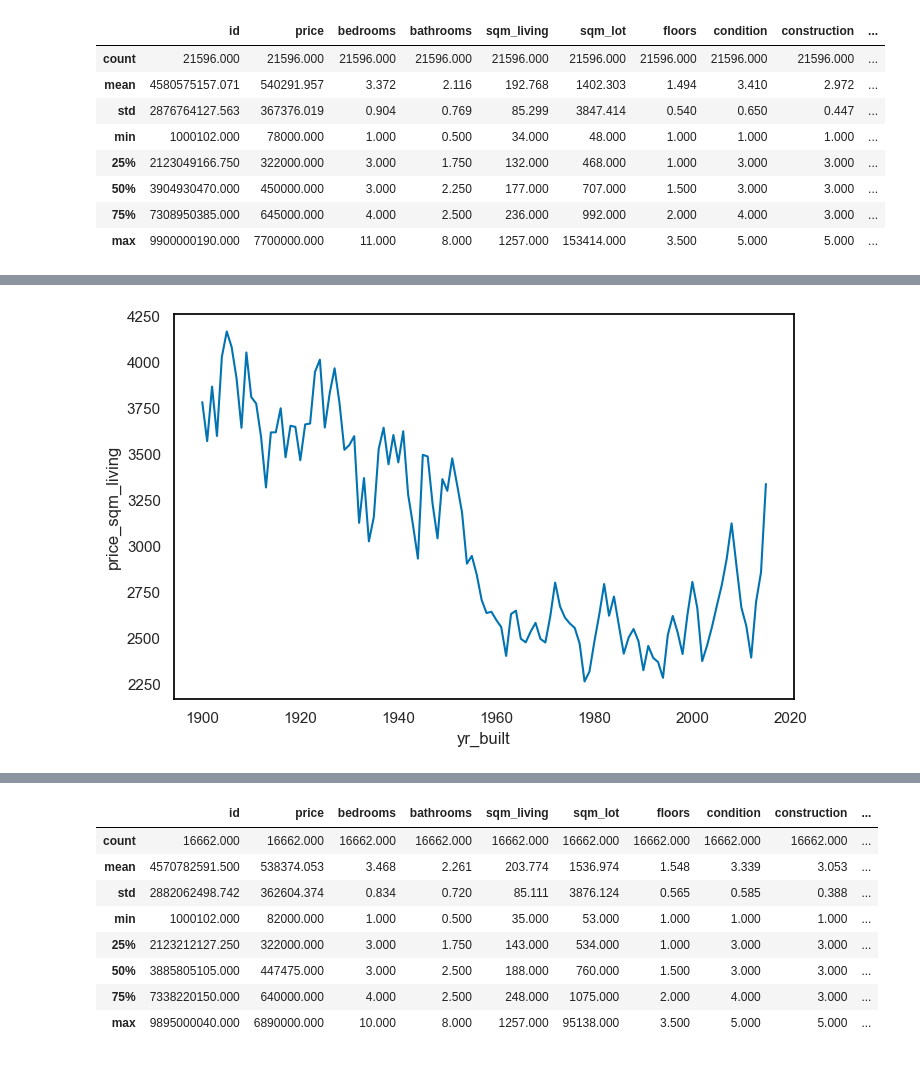
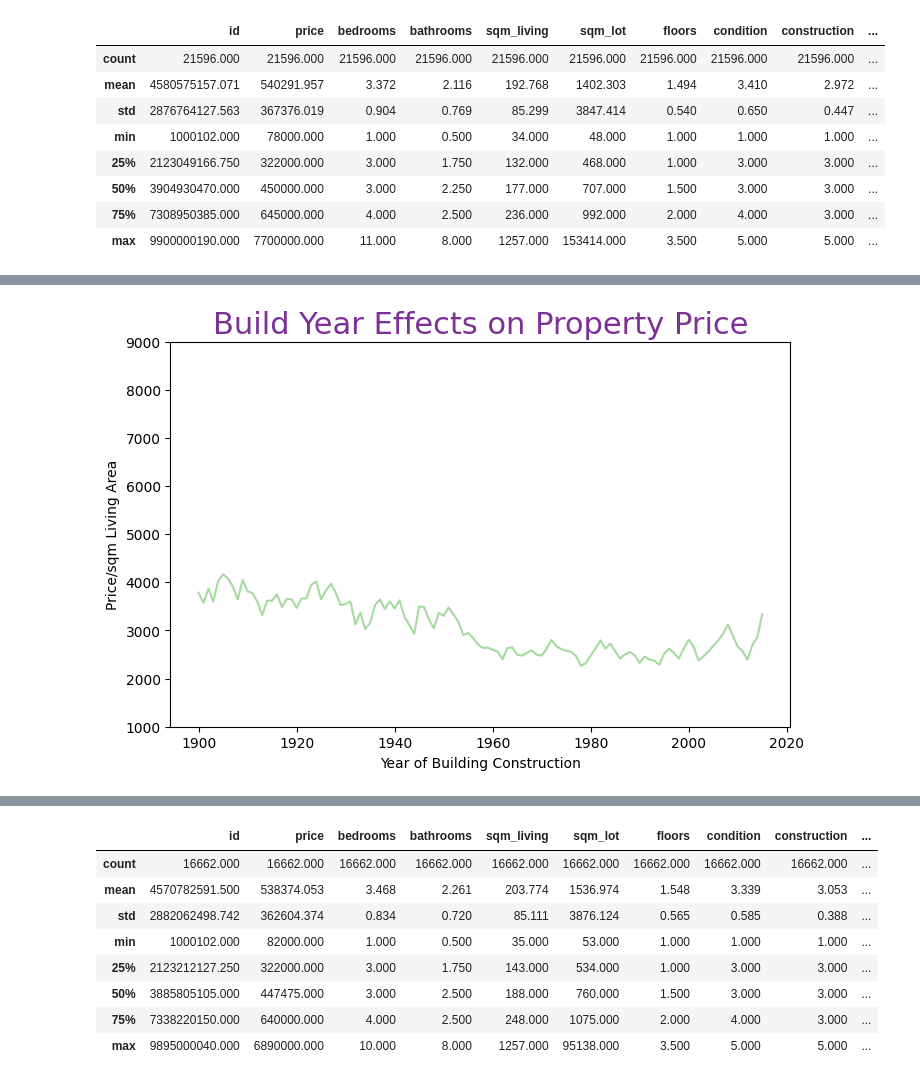
Before and after one commit to Cazta/data_analytics_real_estate, a Jupyter notebook: EDA_general_analyses.ipynb, the cells around one changed output, grey strips where cells are left out. Saved outputs shown, nothing was run; the diff lists cells and outputs as text; code cells hidden in the pictures.

```diff
--- a/EDA_general_analyses.ipynb
+++ b/EDA_general_analyses.ipynb
@@ -191,8 +211,23 @@ sns.pointplot(x = 'social_ngh', y = 'price_sqm_living', data = df_kc_clean)
-# %%
-#keep this!
-price_yr_built = sns.lineplot(x='yr_built', y='price_sqm_living', data= df_kc_clean, ci=None)
-# %% [output]
-[figure, removed]
+# %%
+# To create custom color palette: Create an array with the colors:
+colors = ['#a6dba0']
+# Set your custom color palette
+customPalette = sns.set_palette(sns.color_palette(colors))
+
+price_yr_built = sns.lineplot(x='yr_built', y='price_sqm_living', data= df_kc_clean, ci=None, palette=customPalette)
+
+# set title
+price_yr_built.set_title('Build Year Effects on Property Price', y=(1.0), size=22, color='#7b3294');
+
+price_yr_built.set(xlabel = 'Year of Building Construction', ylabel = 'Price/sqm Living Area')
+
+price_yr_built.set(ylim= (1000, 9000))
+
+sns.despine(bottom = True, left = True)
+sns.despine(fig=None, ax=None, top=False, right=False, left=False, bottom=False, offset=None, trim=False)
+plt.show()
+# %% [output]
+[figure, added]
 # %%
 df_kc_clean.query('yr_built < 1950').describe()
 # %% [output]
```
Also changed, not shown: parts of 18 cells of this notebook, 3 other files.
